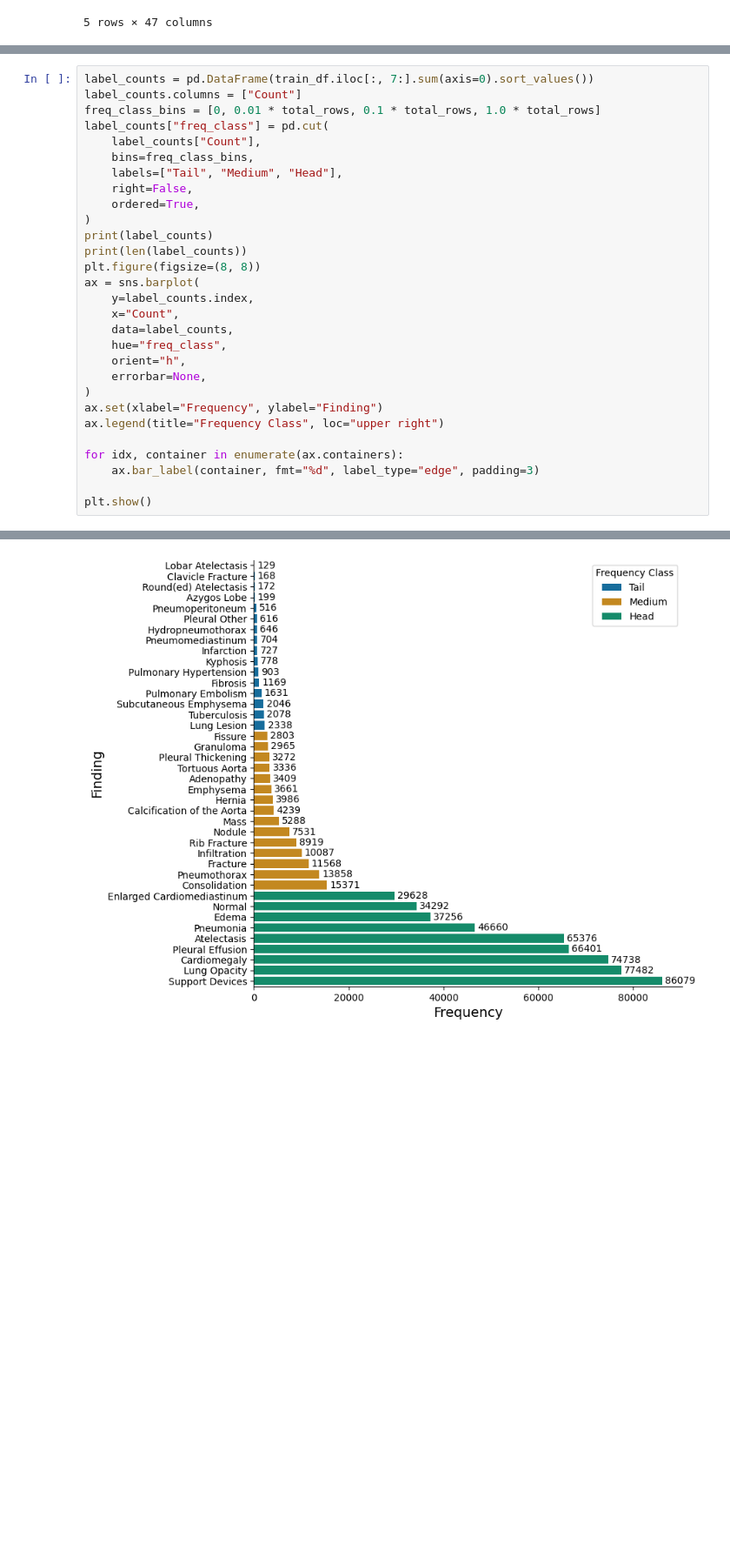
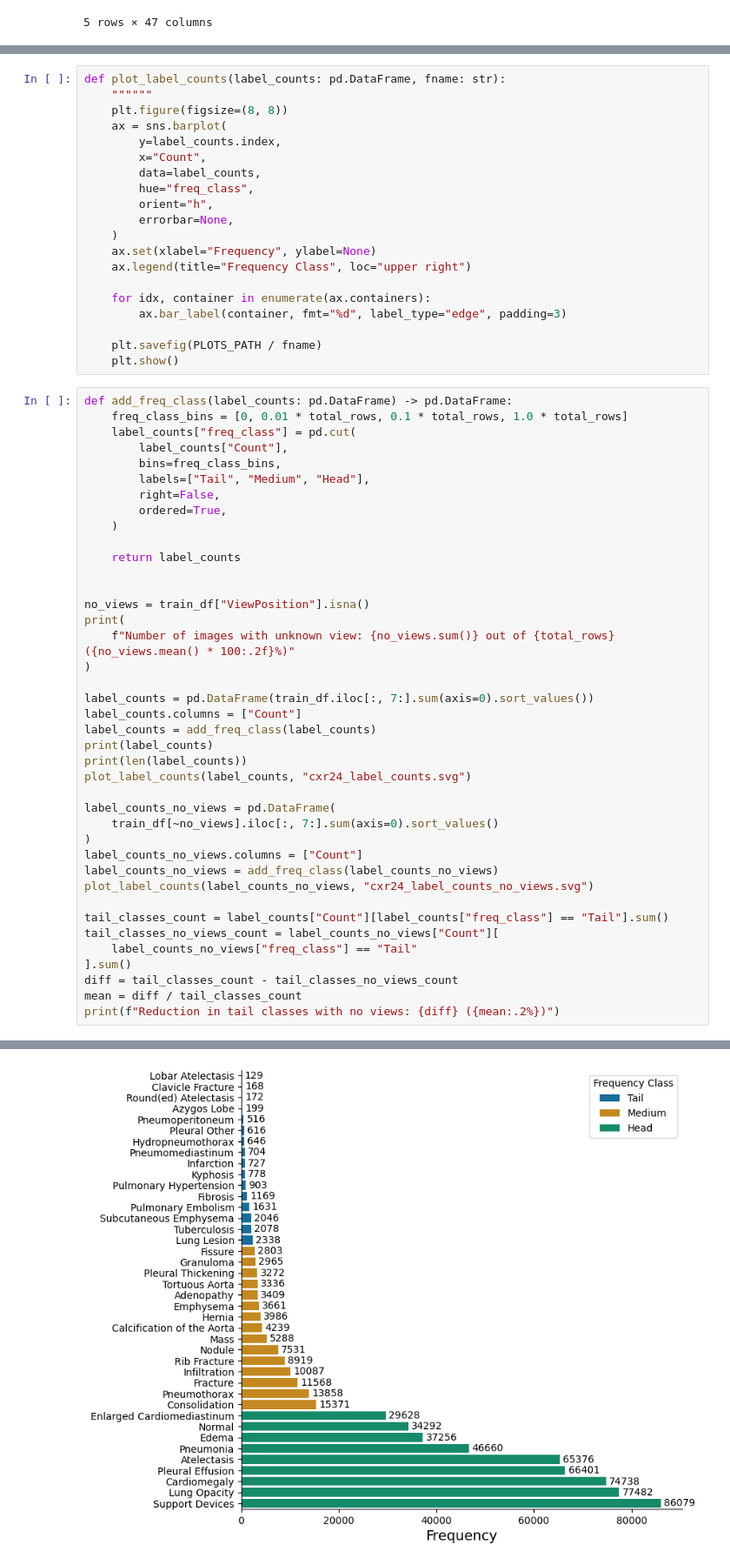
Before and after one commit to UoS-HDS/cxr-lt-diss, a Jupyter notebook: prelim_analysis.ipynb, the cells around one changed output, grey strips where cells are left out. Shown at 87% size. Saved outputs shown, nothing was run; the diff lists cells and outputs as text; blank space fills up the shorter version.

```diff
--- a/prelim_analysis.ipynb
+++ b/prelim_analysis.ipynb
@@ -176,30 +250,61 @@ View codes with missing description: ['AP' 'LL' 'PA' 'PA LLD' 'PA RLD']
+# %%
+def plot_label_counts(label_counts: pd.DataFrame, fname: str):
+    """"""
+    plt.figure(figsize=(8, 8))
+    ax = sns.barplot(
+        y=label_counts.index,
+        x="Count",
+        data=label_counts,
+        hue="freq_class",
+        orient="h",
+        errorbar=None,
+    )
+    ax.set(xlabel="Frequency", ylabel=None)
+    ax.legend(title="Frequency Class", loc="upper right")
+
+    for idx, container in enumerate(ax.containers):
+        ax.bar_label(container, fmt="%d", label_type="edge", padding=3)
+
+    plt.savefig(PLOTS_PATH / fname)
+    plt.show()
 # %%
+def add_freq_class(label_counts: pd.DataFrame) -> pd.DataFrame:
+    freq_class_bins = [0, 0.01 * total_rows, 0.1 * total_rows, 1.0 * total_rows]
+    label_counts["freq_class"] = pd.cut(
+        label_counts["Count"],
+        bins=freq_class_bins,
+        labels=["Tail", "Medium", "Head"],
+        right=False,
+        ordered=True,
+    )
+
+    return label_counts
+
+
+no_views = train_df["ViewPosition"].isna()
+print(
+    f"Number of images with unknown view: {no_views.sum()} out of {total_rows} ({no_views.mean() * 100:.2f}%)"
+)
+
 label_counts = pd.DataFrame(train_df.iloc[:, 7:].sum(axis=0).sort_values())
 label_counts.columns = ["Count"]
-freq_class_bins = [0, 0.01 * total_rows, 0.1 * total_rows, 1.0 * total_rows]
-label_counts["freq_class"] = pd.cut(
-    label_counts["Count"],
-    bins=freq_class_bins,
-    labels=["Tail", "Medium", "Head"],
-    right=False,
-    ordered=True,
-)
+label_counts = add_freq_class(label_counts)
 print(label_counts)
 print(len(label_counts))
-plt.figure(figsize=(8, 8))
-ax = sns.barplot(
-    y=label_counts.index,
-    x="Count",
-    data=label_counts,
-    hue="freq_class",
-    orient="h",
-    errorbar=None,
+plot_label_counts(label_counts, "cxr24_label_counts.svg")
+
+label_counts_no_views = pd.DataFrame(
+    train_df[~no_views].iloc[:, 7:].sum(axis=0).sort_values()
 )
-ax.set(xlabel="Frequency", ylabel="Finding")
-ax.legend(title="Frequency Class", loc="upper right")
+label_counts_no_views.columns = ["Count"]
+label_counts_no_views = add_freq_class(label_counts_no_views)
+plot_label_counts(label_counts_no_views, "cxr24_label_counts_no_views.svg")
 
-for idx, container in enumerate(ax.containers):
-    ax.bar_label(container, fmt="%d", label_type="edge", padding=3)
-
-plt.show()
+tail_classes_count = label_counts["Count"][label_counts["freq_class"] == "Tail"].sum()
+tail_classes_no_views_count = label_counts_no_views["Count"][
+    label_counts_no_views["freq_class"] == "Tail"
+].sum()
+diff = tail_classes_count - tail_classes_no_views_count
+mean = diff / tail_classes_count
+print(f"Reduction in tail classes with no views: {diff} ({mean:.2%})")
 # %% [output]
@@ -219,5 +324,5 @@ Pulmonary Hypertension        903       Tail
 Cardiomegaly                74738       Head
 Lung Opacity                77482       Head
 Support Devices             86079       Head
 40
-[figure, old version]
+[figure, new version]
```
Also changed, not shown: parts of 20 cells of this notebook.
